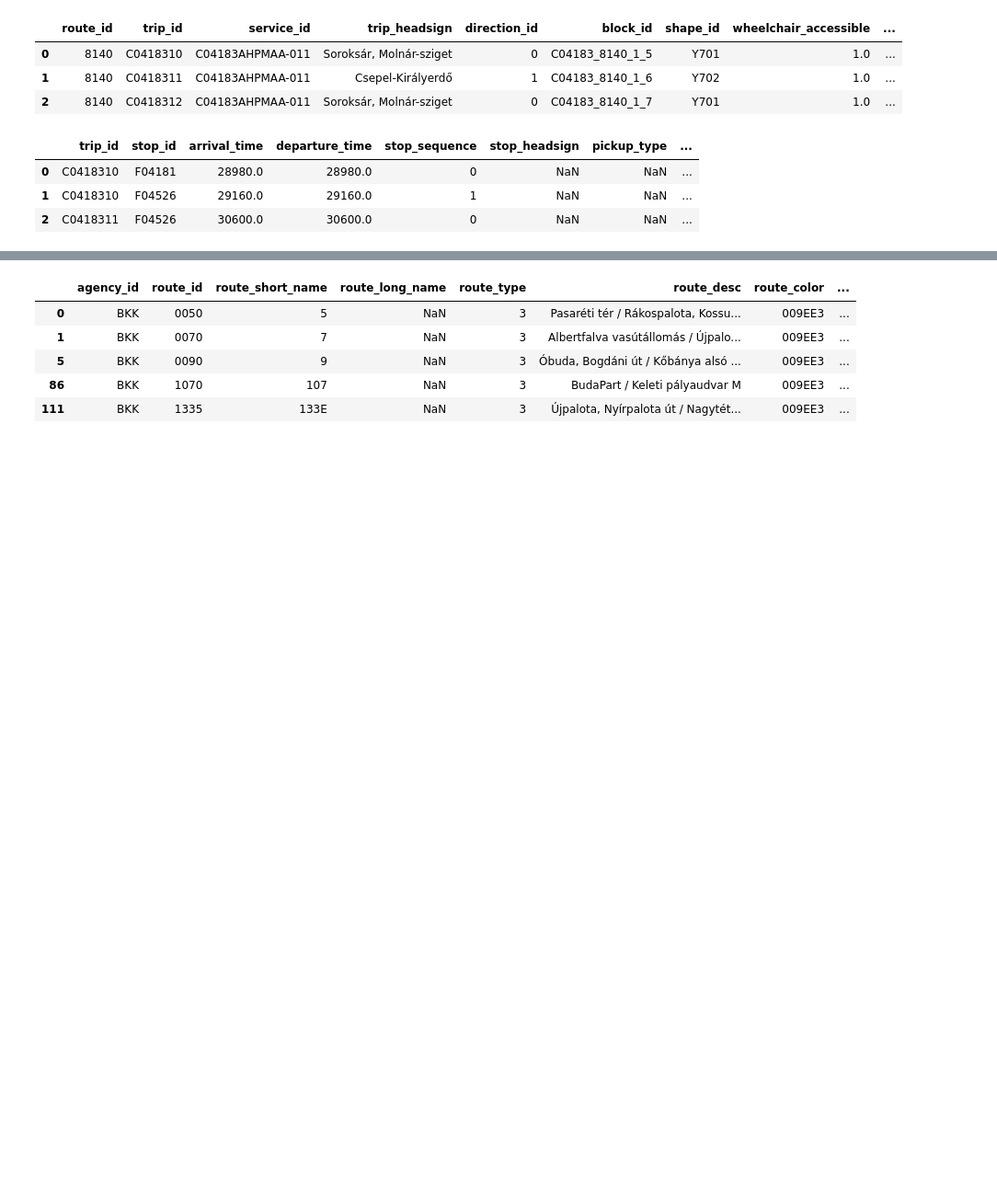
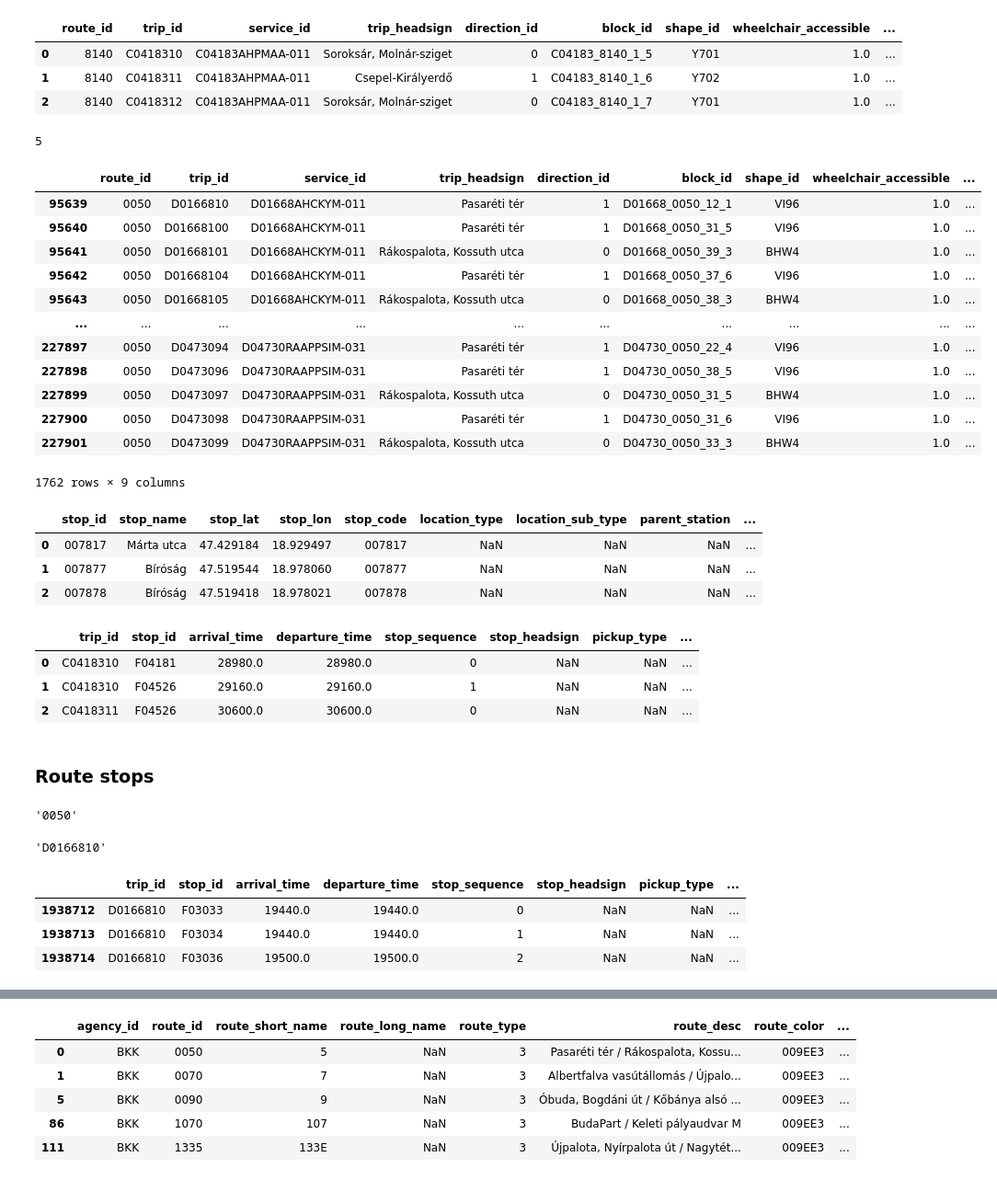
Before and after one commit to zsoca000/vitmma19-pw-delay-detection, a Jupyter notebook: data/static_gtfs.ipynb, the cells around one changed output, grey strips where cells are left out. Shown: that part at 92% size. Drawn from its saved outputs; the diff is of its cells as text; code cells hidden in the pictures; blank space fills up the shorter version.

```diff
--- a/data/static_gtfs.ipynb
+++ b/data/static_gtfs.ipynb
@@ -103,6 +110,34 @@ feed.trips.head(n=3)
 | 0 | 8140 | C0418310 | C04183AHPMAA-011 | Soroksár, Molnár-sziget | 0 | C04183_8140_1_5 | Y701 | 1.0 | ... |
 | 1 | 8140 | C0418311 | C04183AHPMAA-011 | Csepel-Királyerdő | 1 | C04183_8140_1_6 | Y702 | 1.0 | ... |
 | 2 | 8140 | C0418312 | C04183AHPMAA-011 | Soroksár, Molnár-sziget | 0 | C04183_8140_1_7 | Y701 | 1.0 | ... |
+# %%
+trips = feed.trips
+routes = feed.routes
+
+print(routes['route_short_name'][0])
+trips[trips['route_id'] == routes['route_id'][0]]
+# %% [output]
+5
+|  | route_id | trip_id | service_id | trip_headsign | direction_id | block_id | shape_id | wheelchair_accessible | ... |
+| 95639 | 0050 | D0166810 | D01668AHCKYM-011 | Pasaréti tér | 1 | D01668_0050_12_1 | VI96 | 1.0 | ... |
+| 95640 | 0050 | D01668100 | D01668AHCKYM-011 | Pasaréti tér | 1 | D01668_0050_31_5 | VI96 | 1.0 | ... |
+| 95641 | 0050 | D01668101 | D01668AHCKYM-011 | Rákospalota, Kossuth utca | 0 | D01668_0050_39_3 | BHW4 | 1.0 | ... |
+| 95642 | 0050 | D01668104 | D01668AHCKYM-011 | Pasaréti tér | 1 | D01668_0050_37_6 | VI96 | 1.0 | ... |
+| 95643 | 0050 | D01668105 | D01668AHCKYM-011 | Rákospalota, Kossuth utca | 0 | D01668_0050_38_3 | BHW4 | 1.0 | ... |
+| ... | ... | ... | ... | ... | ... | ... | ... | ... | ... |
+| 227897 | 0050 | D0473094 | D04730RAAPPSIM-031 | Pasaréti tér | 1 | D04730_0050_22_4 | VI96 | 1.0 | ... |
+| 227898 | 0050 | D0473096 | D04730RAAPPSIM-031 | Pasaréti tér | 1 | D04730_0050_38_5 | VI96 | 1.0 | ... |
+| 227899 | 0050 | D0473097 | D04730RAAPPSIM-031 | Rákospalota, Kossuth utca | 0 | D04730_0050_31_5 | BHW4 | 1.0 | ... |
+| 227900 | 0050 | D0473098 | D04730RAAPPSIM-031 | Pasaréti tér | 1 | D04730_0050_31_6 | VI96 | 1.0 | ... |
+| 227901 | 0050 | D0473099 | D04730RAAPPSIM-031 | Rákospalota, Kossuth utca | 0 | D04730_0050_33_3 | BHW4 | 1.0 | ... |
+1762 rows × 9 columns
+# %%
+feed.stops.head(n=3)
+# %% [output]
+|  | stop_id | stop_name | stop_lat | stop_lon | stop_code | location_type | location_sub_type | parent_station | ... |
+| 0 | 007817 | Márta utca | 47.429184 | 18.929497 | 007817 | NaN | NaN | NaN | ... |
+| 1 | 007877 | Bíróság | 47.519544 | 18.978060 | 007877 | NaN | NaN | NaN | ... |
+| 2 | 007878 | Bíróság | 47.519418 | 18.978021 | 007878 | NaN | NaN | NaN | ... |
 # %%
 feed.stop_times.head(n=3)
 # %% [output]
@@ -110,3 +145,5 @@ feed.stop_times.head(n=3)
 | 0 | C0418310 | F04181 | 28980.0 | 28980.0 | 0 | NaN | NaN | ... |
 | 1 | C0418310 | F04526 | 29160.0 | 29160.0 | 1 | NaN | NaN | ... |
 | 2 | C0418311 | F04526 | 30600.0 | 30600.0 | 0 | NaN | NaN | ... |
+# %% [markdown]
+### Route stops
@@ -112,0 +153,20 @@ feed.stop_times.head(n=3)
+# %%
+route_short_name = '5'
+route_id = routes[routes['route_short_name'] == route_short_name]['route_id'][0]
+route_id
+# %% [output]
+'0050'
+# %%
+# one trip of this route
+one_trip_id_of_route = list(trips[trips['route_id'] == route_id]['trip_id'])[0]
+one_trip_id_of_route
+# %% [output]
+'D0166810'
+# %%
+stop_times_of_one_trip = stop_times[stop_times['trip_id'] == one_trip_id_of_route]
+stop_times_of_one_trip.head(n=3)
+# %% [output]
+|  | trip_id | stop_id | arrival_time | departure_time | stop_sequence | stop_headsign | pickup_type | ... |
+| 1938712 | D0166810 | F03033 | 19440.0 | 19440.0 | 0 | NaN | NaN | ... |
+| 1938713 | D0166810 | F03034 | 19440.0 | 19440.0 | 1 | NaN | NaN | ... |
+| 1938714 | D0166810 | F03036 | 19500.0 | 19500.0 | 2 | NaN | NaN | ... |
```
Also changed, not shown: parts of 16 cells of this notebook, 4 other files.
